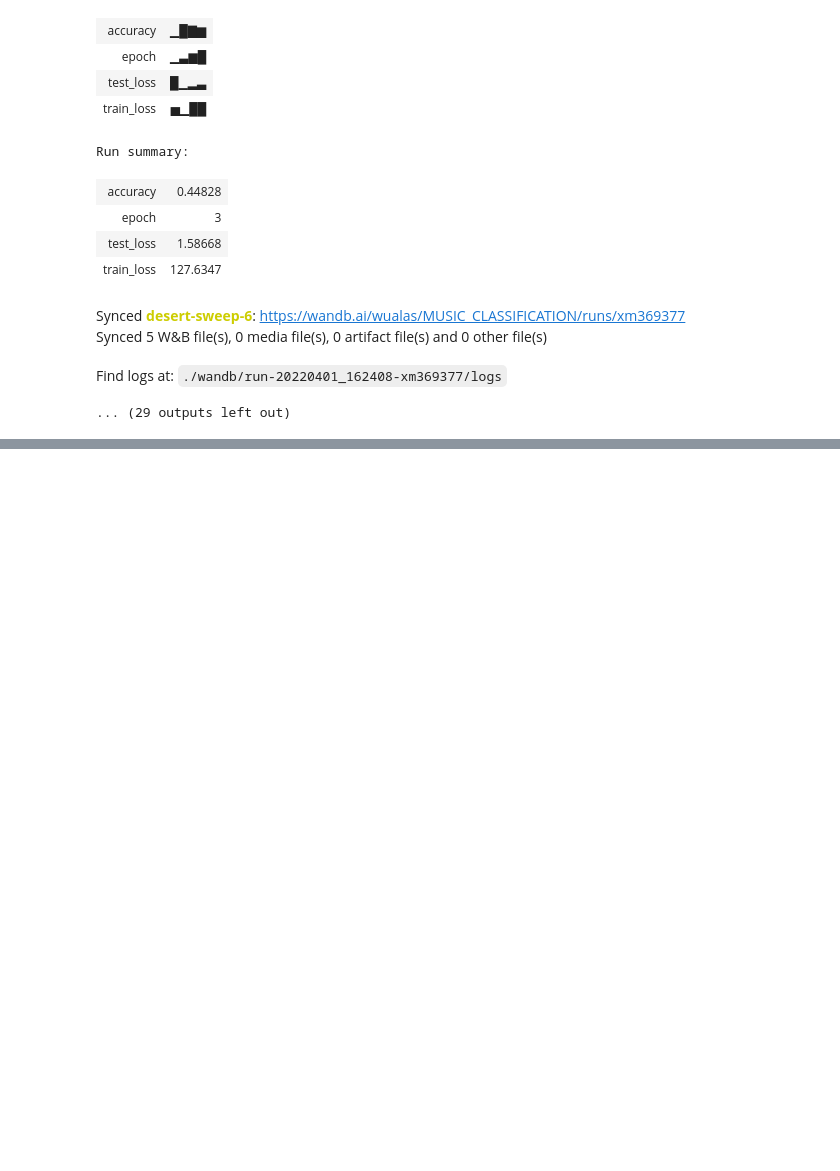
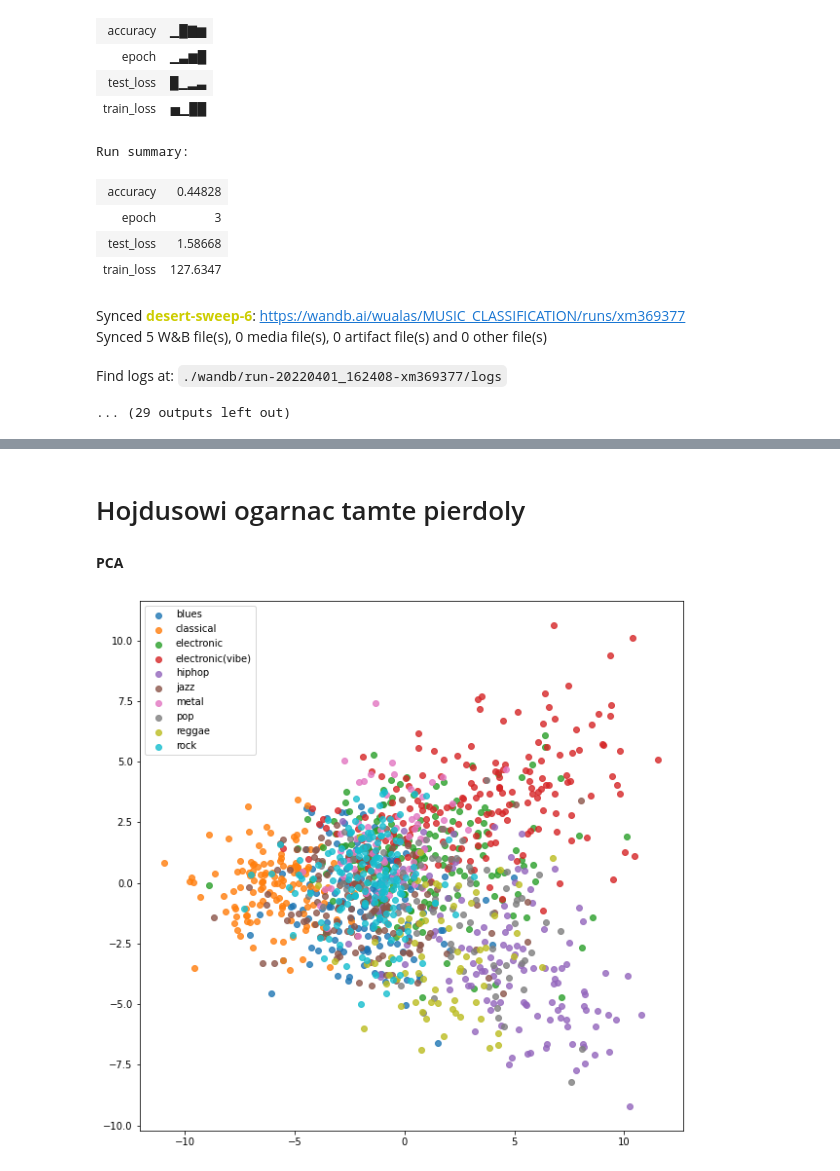
Before and after one commit to DFGANDP/Music-Recommendation-System, a Jupyter notebook: Music_System_Recommender.ipynb, the cells around one changed output, grey strips where cells are left out. Cells and saved outputs as stored; diff of their text form; code cells hidden in the pictures; blank space fills up the shorter version.

Commit message:
Classification

```diff
--- a/Music_System_Recommender.ipynb
+++ b/Music_System_Recommender.ipynb
@@ -1032,0 +1216,41 @@ Find logs at: ./wandb/run-20220401_162408-xm369377/logs
+# %% [markdown]
+# Hojdusowi ogarnac tamte pierdoly
+# %%
+def extract_embeddings(dataloader, model):
+    with torch.no_grad():
+        model.eval()
+        embeddings = np.zeros((len(dataloader.dataset), 256)) # 256 - latent dim
+        labels = np.zeros(len(dataloader.dataset))
+        k = 0
+        for images, target in dataloader:
+            images = images.to(device)
+            embeddings[k:k+len(images)] = model.get_embedding(images).data.cpu().numpy()
+            labels[k:k+len(images)] = target.numpy()
+            k += len(images)
+    return embeddings, labels
+
+embeddings, labels = extract_embeddings(test_dl, model_classification)
+# %% [markdown]
+**PCA**
+# %%
+from sklearn.decomposition import PCA
+pca = PCA(n_components=2)
+principalComponents = pca.fit_transform(embeddings)
+# %%
+genre_classes = ['blues', 'classical', 'electronic', 'electronic(vibe)', 'hiphop', 'jazz', 'metal', 'pop', 'reggae', 'rock']
+colors = ['#1f77b4', '#ff7f0e', '#2ca02c', '#d62728',
+              '#9467bd', '#8c564b', '#e377c2', '#7f7f7f',
+              '#bcbd22', '#17becf']
+def plot_embeddings(embeddings, targets, xlim=None, ylim=None):
+    plt.figure(figsize=(10,10))
+    for i in range(10):
+        inds = np.where(targets==i)[0]
+        plt.scatter(embeddings[inds,0], embeddings[inds,1], alpha=0.8, color=colors[i])
+    if xlim:
+        plt.xlim(xlim[0], xlim[1])
+    if ylim:
+        plt.ylim(ylim[0], ylim[1])
+    plt.legend(genre_classes)
+plot_embeddings(principalComponents, labels)
+# %% [output]
+[figure, added]
```
Also changed, not shown: parts of 20 cells of this notebook, 5 other files.
